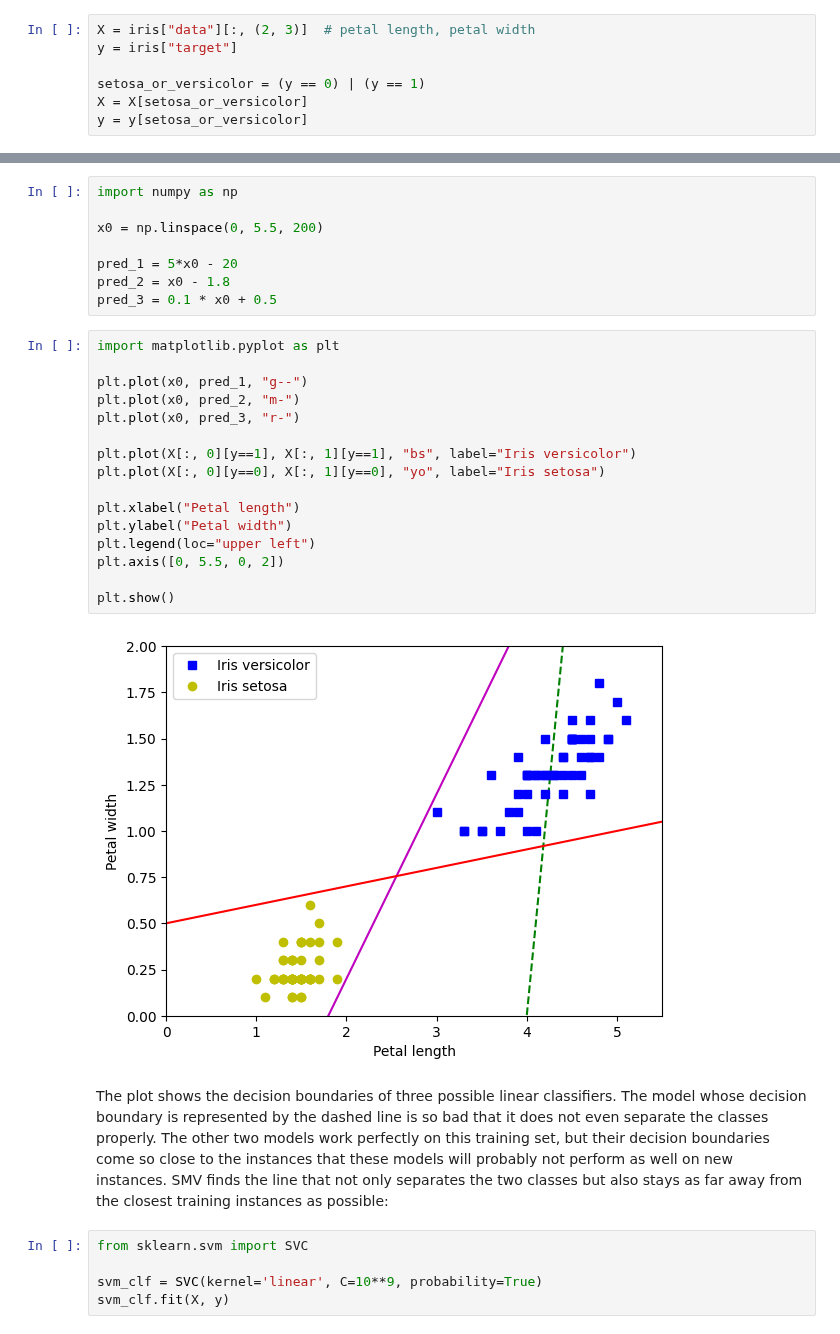
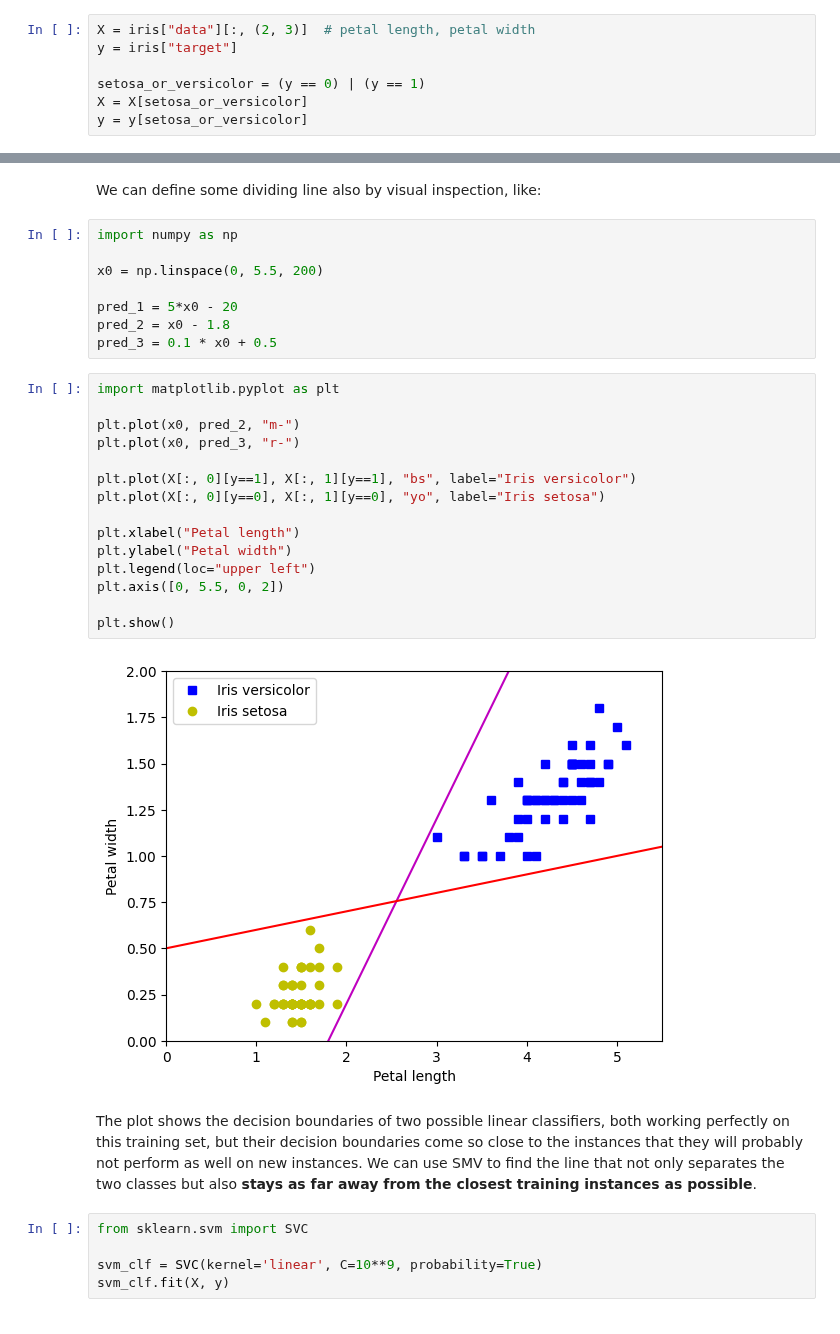
Before and after one commit to riccardoberta/machine-learning, a Jupyter notebook: 07 - Support Vector Machines/notes.ipynb, the cells around one changed output, grey strips where cells are left out. Cells and saved outputs as stored; diff of their text form.

Commit message:
update linear model

```diff
--- a/07 - Support Vector Machines/notes.ipynb
+++ b/07 - Support Vector Machines/notes.ipynb
@@ -317,3 +376,5 @@ The two classes can clearly be separated easily with a straight line (they are *
+# %% [markdown]
+We can define some dividing line also by visual inspection, like:
 # %%
 import numpy as np
 
@@ -325,23 +386,22 @@ pred_3 = 0.1 * x0 + 0.5
 # %%
 import matplotlib.pyplot as plt
 
-plt.plot(x0, pred_1, "g--")
 plt.plot(x0, pred_2, "m-")
 plt.plot(x0, pred_3, "r-")
 
 plt.plot(X[:, 0][y==1], X[:, 1][y==1], "bs", label="Iris versicolor")
 plt.plot(X[:, 0][y==0], X[:, 1][y==0], "yo", label="Iris setosa")
 
 plt.xlabel("Petal length")
 plt.ylabel("Petal width")
 plt.legend(loc="upper left")
 plt.axis([0, 5.5, 0, 2])
 
 plt.show()
 # %% [output]
-[figure, old version]
+[figure, new version]
 # %% [markdown]
-The plot shows the decision boundaries of three possible linear classifiers. The model whose decision boundary is represented by the dashed line is so bad that it does not even separate the classes properly. The other two models work perfectly on this training set, but their decision boundaries come so close to the instances that these models will probably not perform as well on new instances. SMV finds the line that not only separates the two classes but also stays as far away from the closest training instances as possible:
+The plot shows the decision boundaries of two possible linear classifiers, both working perfectly on this training set, but their decision boundaries come so close to the instances that they will probably not perform as well on new instances. We can use SMV to find the line that not only separates the two classes but also **stays as far away from the closest training instances as possible**.
 # %%
 from sklearn.svm import SVC
 
```
Also changed, not shown: parts of 76 cells of this notebook, 4 other files.
